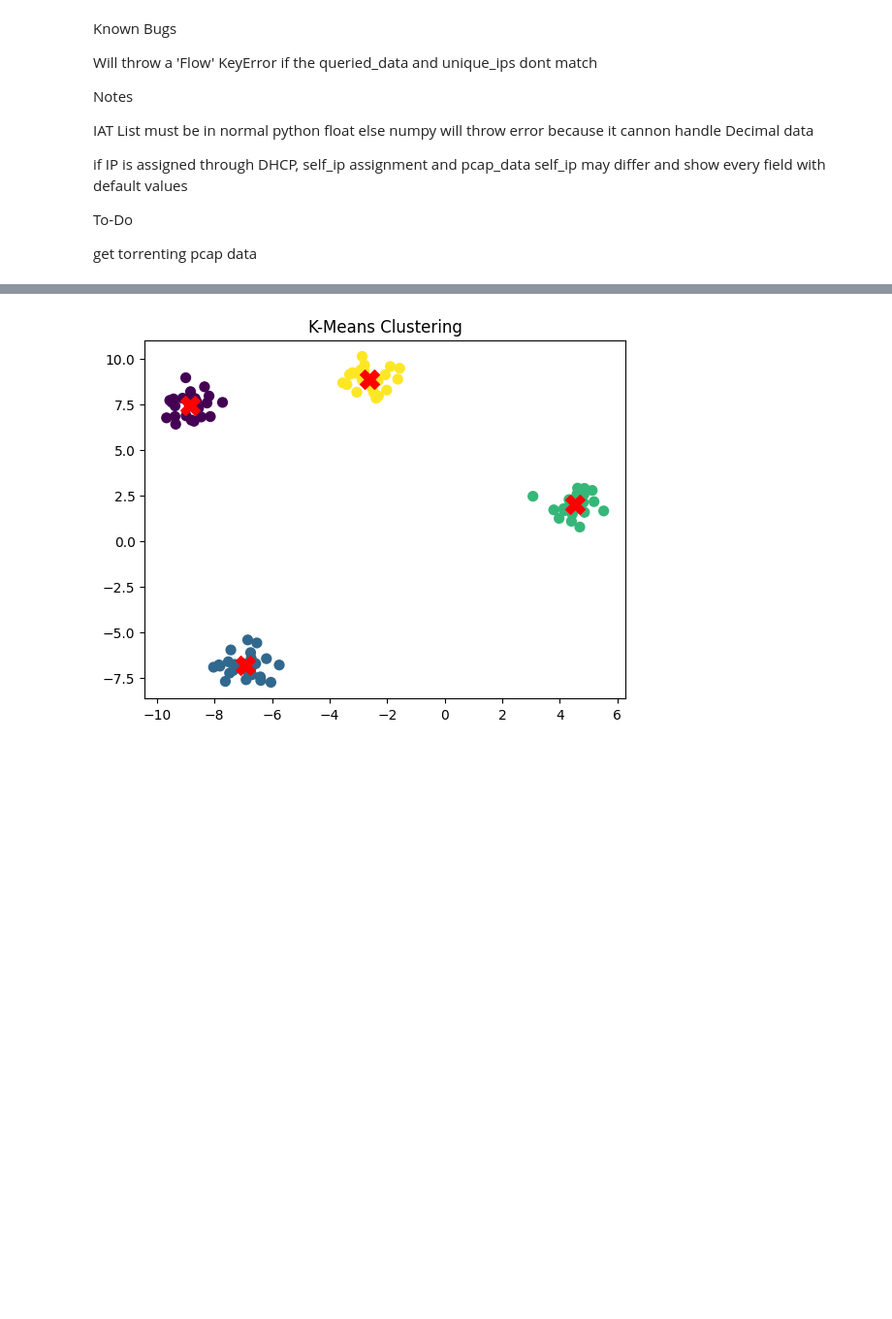
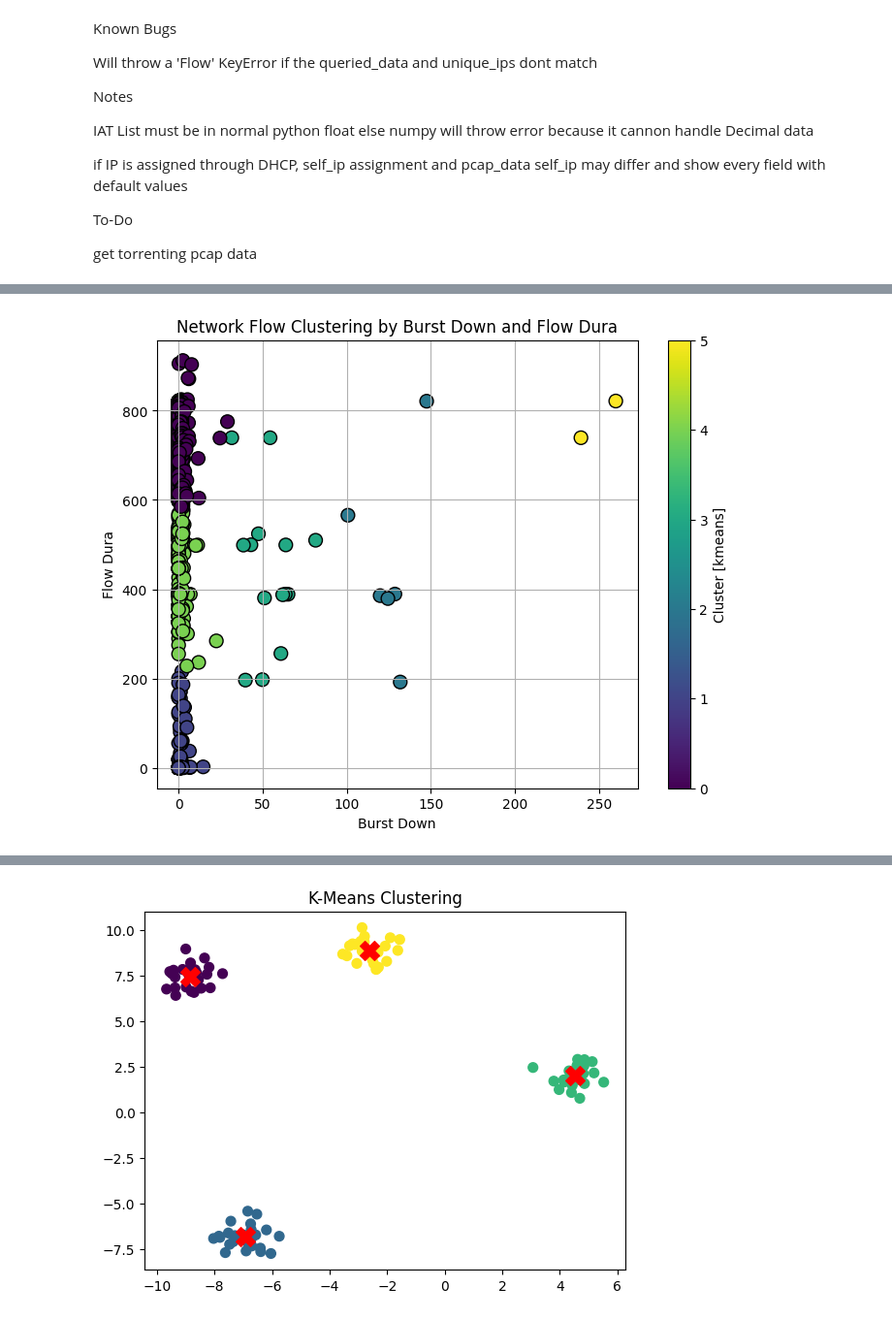
Before and after one commit to MobiusYeeitus/TrafficAnalysis, a Jupyter notebook: AnalysisCore.ipynb, the cells around one changed output, grey strips where cells are left out. Shown at 97% size. Drawn from its saved outputs; the diff is of its cells as text; code cells hidden in the pictures; blank space fills up the shorter version.

```diff
--- a/AnalysisCore.ipynb
+++ b/AnalysisCore.ipynb
@@ -880,0 +947,4 @@ Found dataframe. [1493]
+# %%
+A.Generate_Cluster(features=['Burst Down','Flow Dura'],clustering_algorithm='kmeans')
+# %% [output]
+[figure, added]
```
Also changed, not shown: parts of 9 cells of this notebook.
